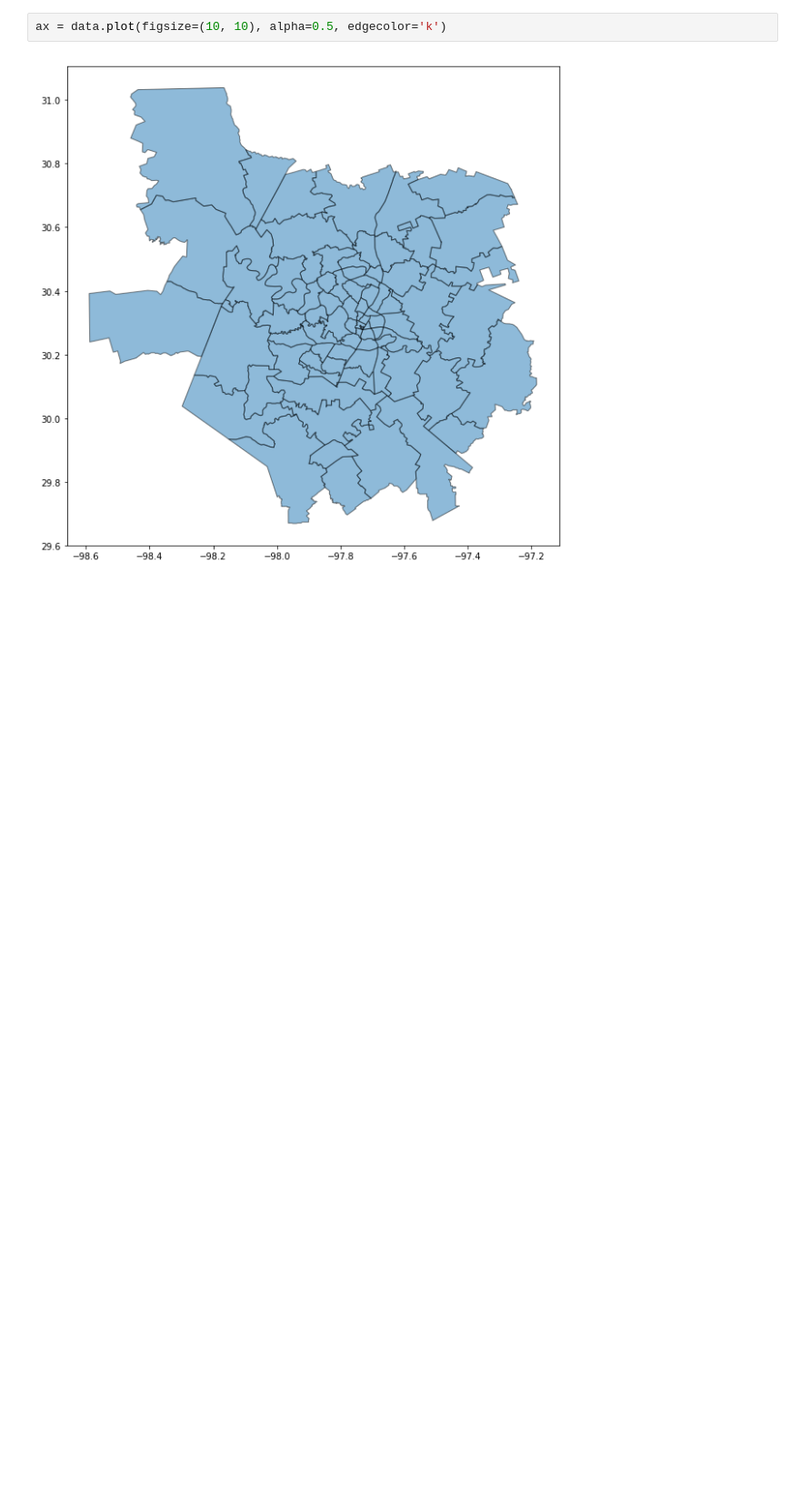
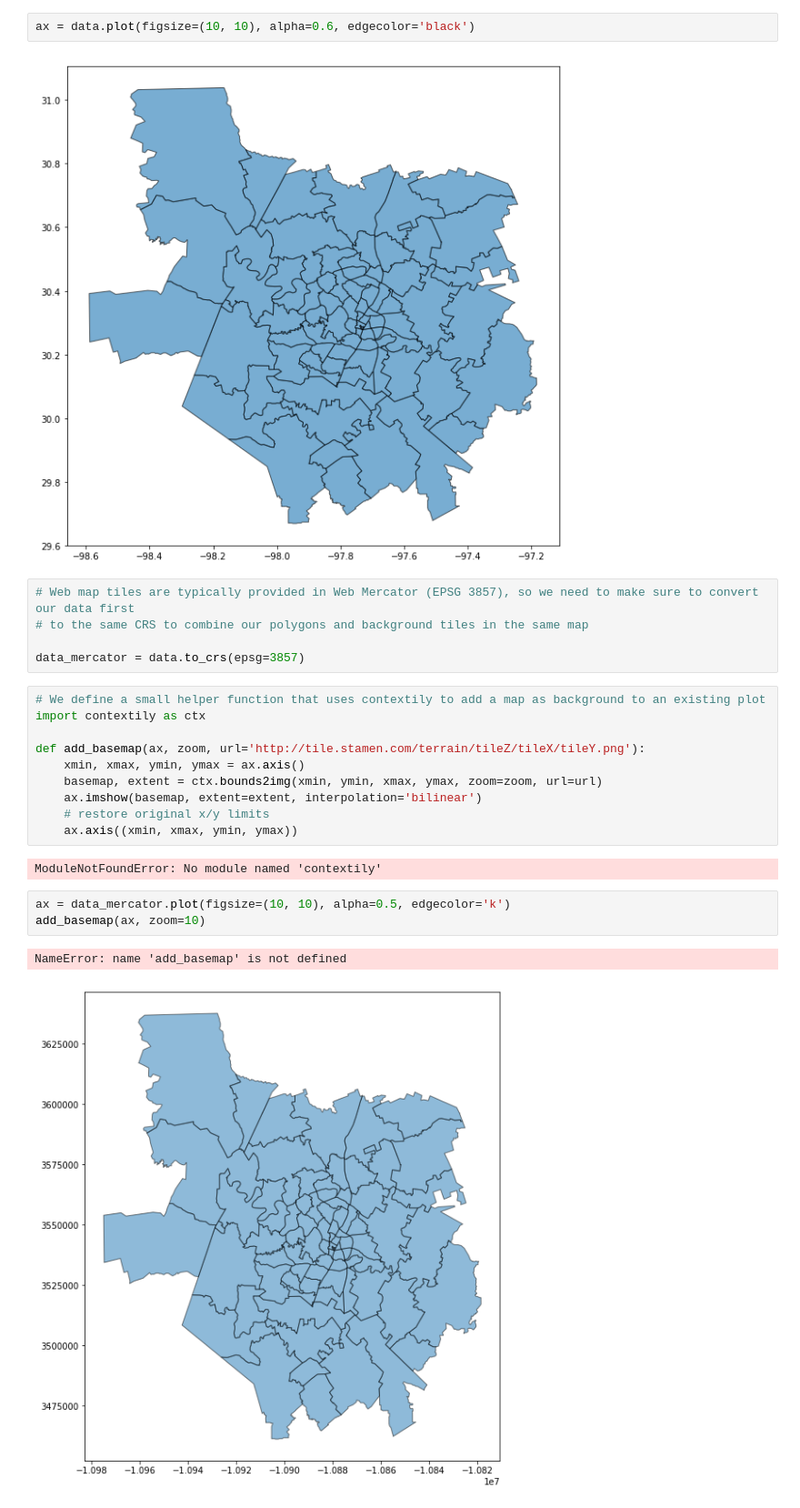
Before and after one commit to ziangzhang10/austin-animal-shelters, a Jupyter notebook: geopandas.ipynb, the cells around one changed output. Shown at 91% size. Cells and saved outputs as stored; diff of their text form; blank space fills up the shorter version.

```diff
--- a/geopandas.ipynb
+++ b/geopandas.ipynb
@@ -21,6 +24,29 @@ len(unique_zipcodes)
 # %% [output]
 80
 # %%
-ax = data.plot(figsize=(10, 10), alpha=0.5, edgecolor='k')
+ax = data.plot(figsize=(10, 10), alpha=0.6, edgecolor='black')
 # %% [output]
 [figure]
+# %%
+# Web map tiles are typically provided in Web Mercator (EPSG 3857), so we need to make sure to convert our data first
+# to the same CRS to combine our polygons and background tiles in the same map
+
+data_mercator = data.to_crs(epsg=3857)
+# %%
+# We define a small helper function that uses contextily to add a map as background to an existing plot
+import contextily as ctx
+
+def add_basemap(ax, zoom, url='http://tile.stamen.com/terrain/tileZ/tileX/tileY.png'):
+    xmin, xmax, ymin, ymax = ax.axis()
+    basemap, extent = ctx.bounds2img(xmin, ymin, xmax, ymax, zoom=zoom, url=url)
+    ax.imshow(basemap, extent=extent, interpolation='bilinear')
+    # restore original x/y limits
+    ax.axis((xmin, xmax, ymin, ymax))
+# %% [output]
+ModuleNotFoundError: No module named 'contextily'
+# %%
+ax = data_mercator.plot(figsize=(10, 10), alpha=0.5, edgecolor='k')
+add_basemap(ax, zoom=10)
+# %% [output]
+NameError: name 'add_basemap' is not defined
+[figure, added]
```
Also changed, not shown: parts of 2 cells of this notebook, 1 other file.
